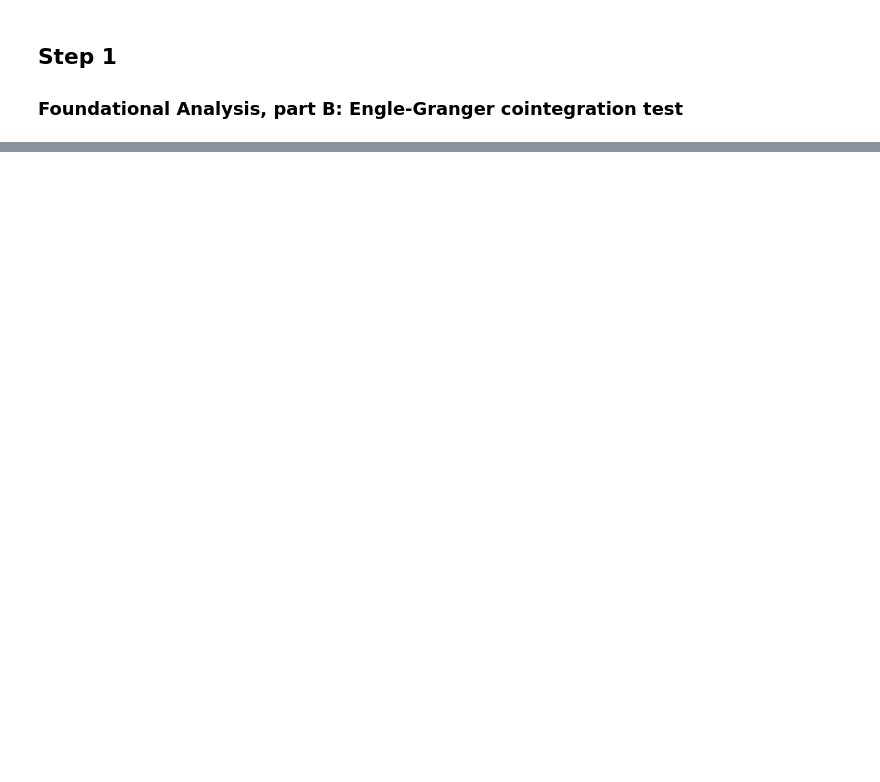
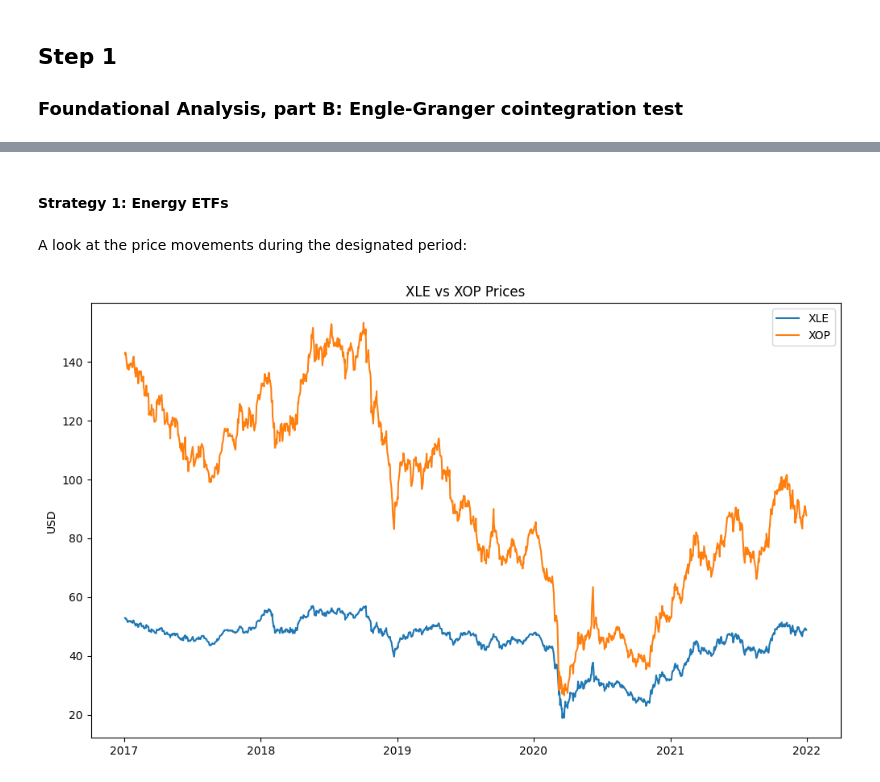
Before and after one commit to George-Creekbed/capstone_review, a Jupyter notebook: step1b.ipynb, the cells around one changed output, grey strips where cells are left out. Saved outputs shown, nothing was run; the diff lists cells and outputs as text; code cells hidden in the pictures; blank space fills up the shorter version.

```diff
--- a/step1b.ipynb
+++ b/step1b.ipynb
@@ -1,12 +1,16 @@
 # %%
 import numpy as np
 import pandas as pd
+import statsmodels.api as sm
 from datetime import datetime, timedelta
 import matplotlib.pyplot as plt
+import seaborn as sns
 import yfinance as yf
 
 import warnings
 warnings.filterwarnings('ignore')
+
+plt.rcParams["figure.figsize"] = (12,7)
 # %% [markdown]
 ## Step 0
 ### Data Acquisition
@@ -47,0 +64,13 @@ rets
+# %% [markdown]
+#### Strategy 1: Energy ETFs
+# %% [markdown]
+A look at the price movements during the designated period:
+# %%
+plt.plot(prices.index, prices["XLE"], label="XLE")
+plt.plot(prices.index, prices["XOP"], label="XOP")
+plt.title("XLE vs XOP Prices")
+plt.legend()
+plt.ylabel("USD")
+plt.show()
+# %% [output]
+[figure, added]
```
Also changed, not shown: parts of 37 cells of this notebook.
